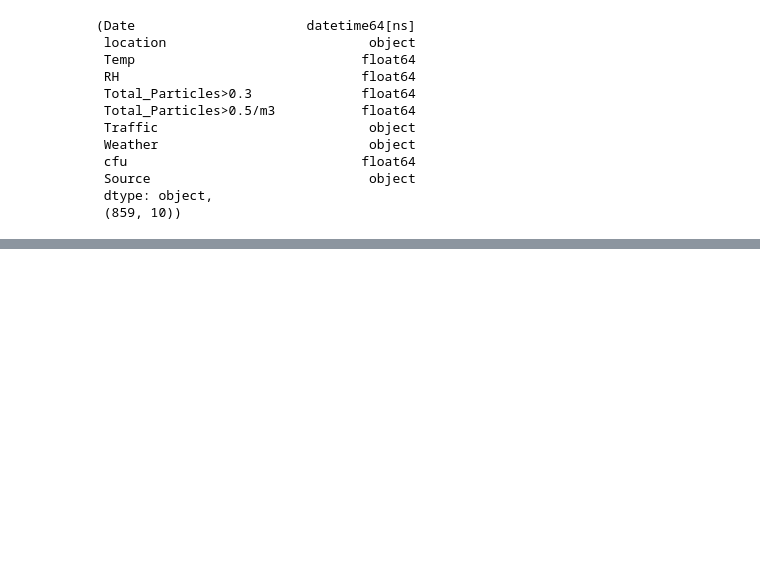
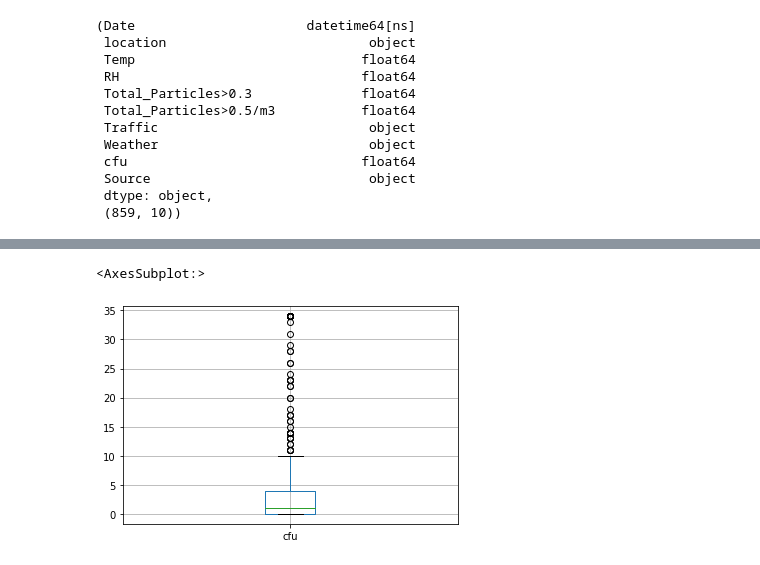
Before and after one commit to jamesclay06/Springboard, a Jupyter notebook: ViableSamplingProject/VAS_Preprocessing.ipynb, the cells around one changed output, grey strips where cells are left out. Drawn from its saved outputs; the diff is of its cells as text; code cells hidden in the pictures; blank space fills up the shorter version.

```diff
--- a/ViableSamplingProject/VAS_Preprocessing.ipynb
+++ b/ViableSamplingProject/VAS_Preprocessing.ipynb
@@ -93,0 +165,5 @@ plt.show()
+# %%
+pd.DataFrame(y_train).boxplot()
+# %% [output]
+<AxesSubplot:>
+[figure, added]
```
Also changed, not shown: parts of 17 cells of this notebook.
